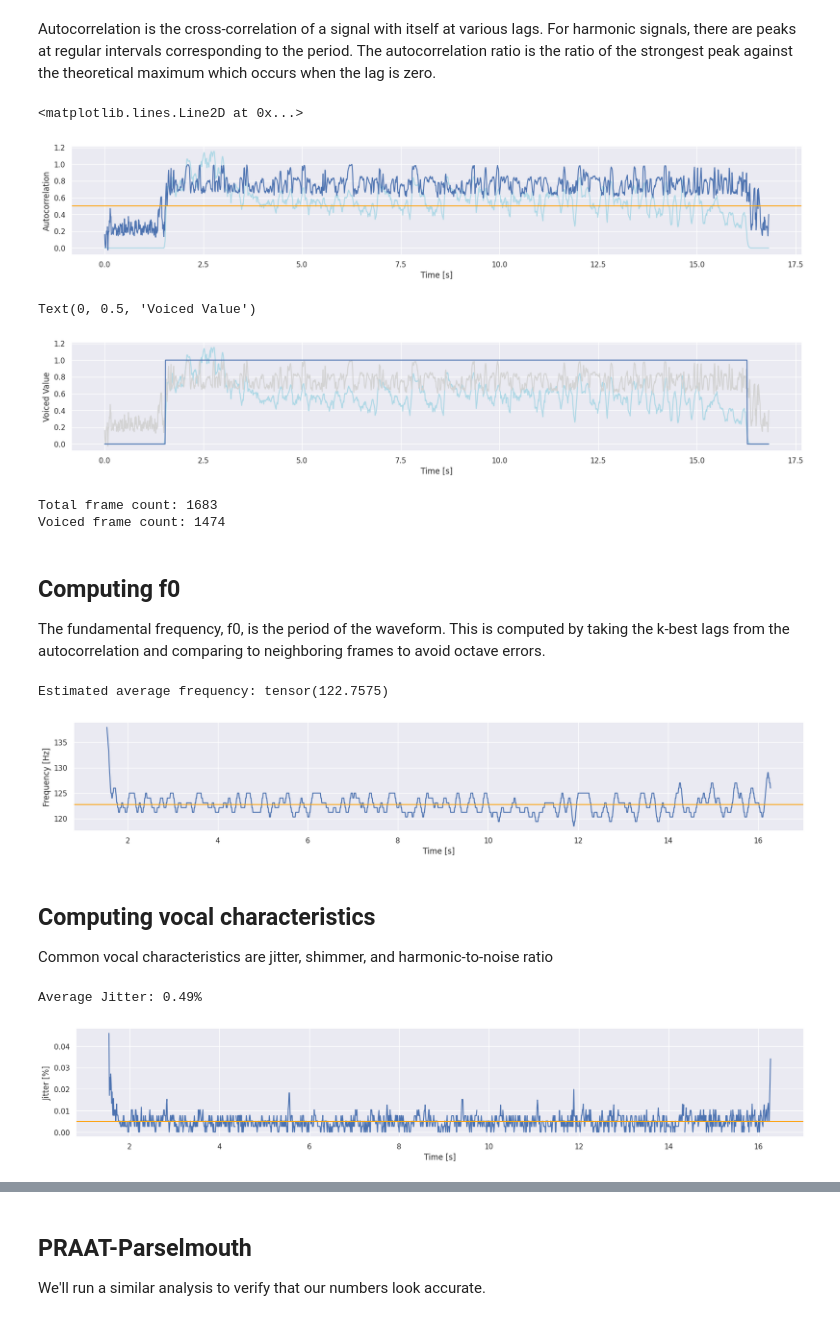
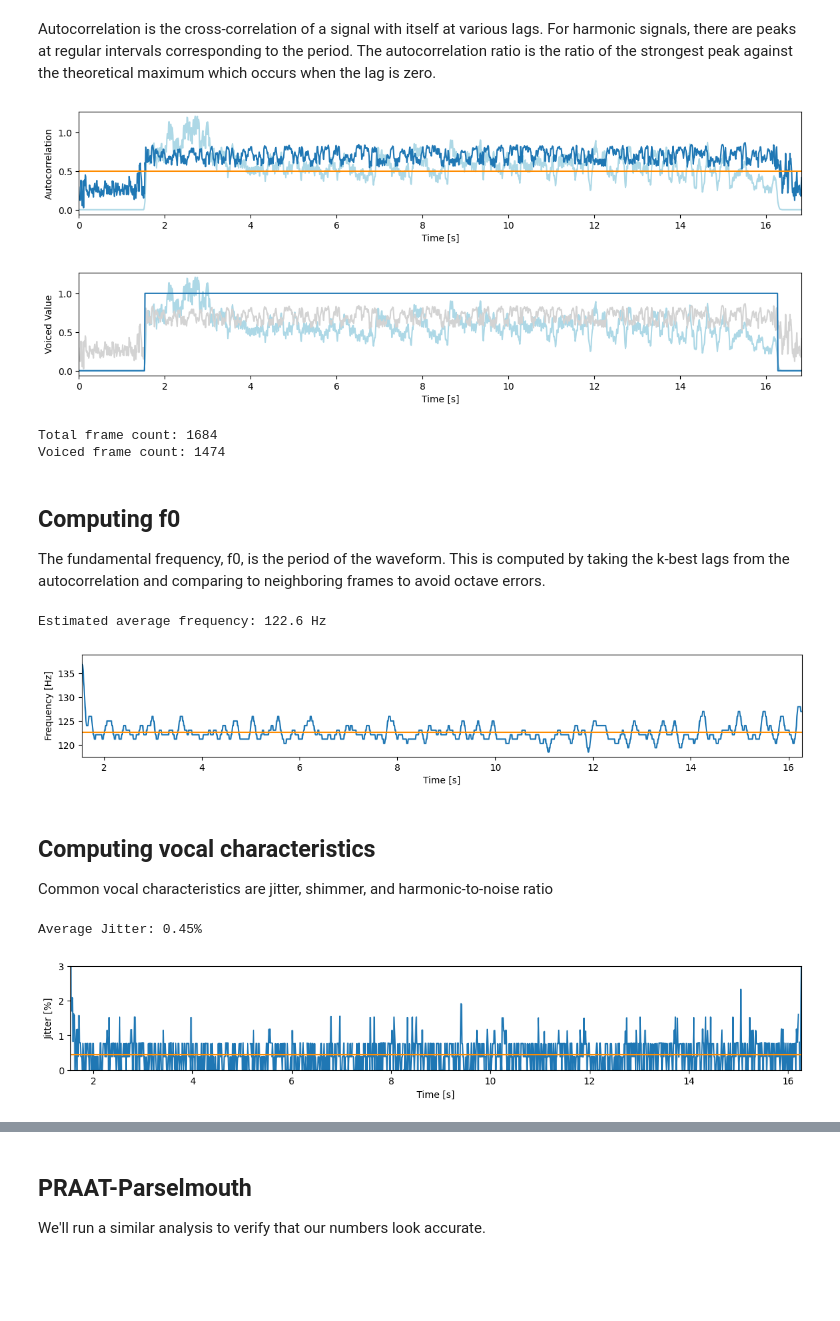
Before and after one commit to pplantinga/ParkinsonSpeechAI, a Jupyter notebook: voice-analysis.ipynb, the cells around one changed output, grey strips where cells are left out. Cells and saved outputs as stored; diff of their text form; code cells hidden in the pictures; blank space fills up the shorter version.

```diff
--- a/voice-analysis.ipynb
+++ b/voice-analysis.ipynb
@@ -6,18 +6,20 @@ This notebook goes through a simple analysis of a single speech sample
 import torch
 import torchaudio
 import matplotlib.pyplot as plt
-import seaborn as sns
 from speechbrain.processing.voice_analysis import *
-
-sns.set()
 # %%
-# Load audio and generate stats
+# Load sustained phonation recording from QPN dataset
 audio, sample_rate = torchaudio.load("qpn_PD00020_a1.wav")
 
+# Parameters for all figures in the document
+plt.rcParams["figure.figsize"] = (14,2)
+plt.rcParams['axes.xmargin'] = 0
+
+# Downsample to reduce number of points on the plot
 downsample_factor = 100
 xs = torch.arange(len(audio[0,::downsample_factor])) / sample_rate * downsample_factor
-plt.rcParams["figure.figsize"] = (20,3)
 plt.plot(xs, audio[0,::downsample_factor], linewidth=.5)
 plt.xlabel("Time [s]")
 plt.ylabel("Amplitude")
+plt.show()
 # %% [output]
@@ -35,7 +36,7 @@ max_f0_Hz = 300
 
 # A new window of 0.04 second length every 0.01 seconds
 step_size = 0.01
-window_size = 0.04
+window_size = 0.03
 
 # Do some number manipulations
 step_samples = int(step_size * sample_rate)
@@ -91,10 +92,10 @@ plt.plot(xs, power_ratio, color="lightblue")
 plt.plot(xs, autocorrelation_ratio)
 plt.xlabel("Time [s]")
 plt.ylabel("Autocorrelation")
-plt.axhline(y = autocorrelation_threshold, color="orange")
+plt.axhline(y = autocorrelation_threshold, color="darkorange")
+plt.show()
 # %% [output]
-<matplotlib.lines.Line2D at 0x...>
-[figure, old version]
+[figure, new version]
 # %%
 # voicing threshold is simply the intersection of these thresholds
 voiced = autocorrelation_ratio > autocorrelation_threshold
@@ -105,14 +106,14 @@ plt.plot(xs, autocorrelation_ratio, color="lightgrey")
 plt.plot(xs, voiced)
 plt.xlabel("Time [s]")
 plt.ylabel("Voiced Value")
+plt.show()
 # %% [output]
-Text(0, 0.5, 'Voiced Value')
-[figure, old version]
+[figure, new version]
 # %%
 print("Total frame count:", len(voiced))
 print("Voiced frame count:", voiced.sum().numpy())
 # %% [output]
-Total frame count: 1683
+Total frame count: 1684
 Voiced frame count: 1474
 # %% [markdown]
 ## Computing f0
@@ -130,24 +131,25 @@ voiced_xs = xs[voiced]
 plt.plot(voiced_xs, estimated_f0)
 plt.xlabel("Time [s]")
 plt.ylabel("Frequency [Hz]")
-plt.axhline(y = estimated_f0.mean(), color="orange")
-print("Estimated average frequency:", estimated_f0.mean())
+plt.axhline(y = estimated_f0.mean(), color="darkorange")
+print("Estimated average frequency: {0:.1f} Hz".format(estimated_f0.mean().numpy()))
 # %% [output]
-Estimated average frequency: tensor(122.7575)
+Estimated average frequency: 122.6 Hz
-[figure, old version]
+[figure, new version]
 # %% [markdown]
 ## Computing vocal characteristics
 
 Common vocal characteristics are jitter, shimmer, and harmonic-to-noise ratio
 # %%
-jitter, shimmer, hnr = compute_periodic_features(orig_windows[:, voiced], best_lags)
+jitter, shimmer, hnr = compute_periodic_features(lowpass_windows[:, voiced], best_lags)
 # %%
-plt.plot(voiced_xs, jitter)
+plt.plot(voiced_xs, jitter * 100)
 plt.xlabel("Time [s]")
 plt.ylabel("Jitter [%]")
-plt.axhline(y = jitter.nanmean(), color="orange")
+plt.ylim((0, 3))
+plt.axhline(y = jitter.nanmean() * 100, color="darkorange")
 print("Average Jitter: {0:.2f}%".format(100 * jitter.nanmean().numpy()))
 # %% [output]
-Average Jitter: 0.49%
+Average Jitter: 0.45%
-[figure, old version]
+[figure, new version]
 # %%
```
Also changed, not shown: parts of 13 cells of this notebook.
